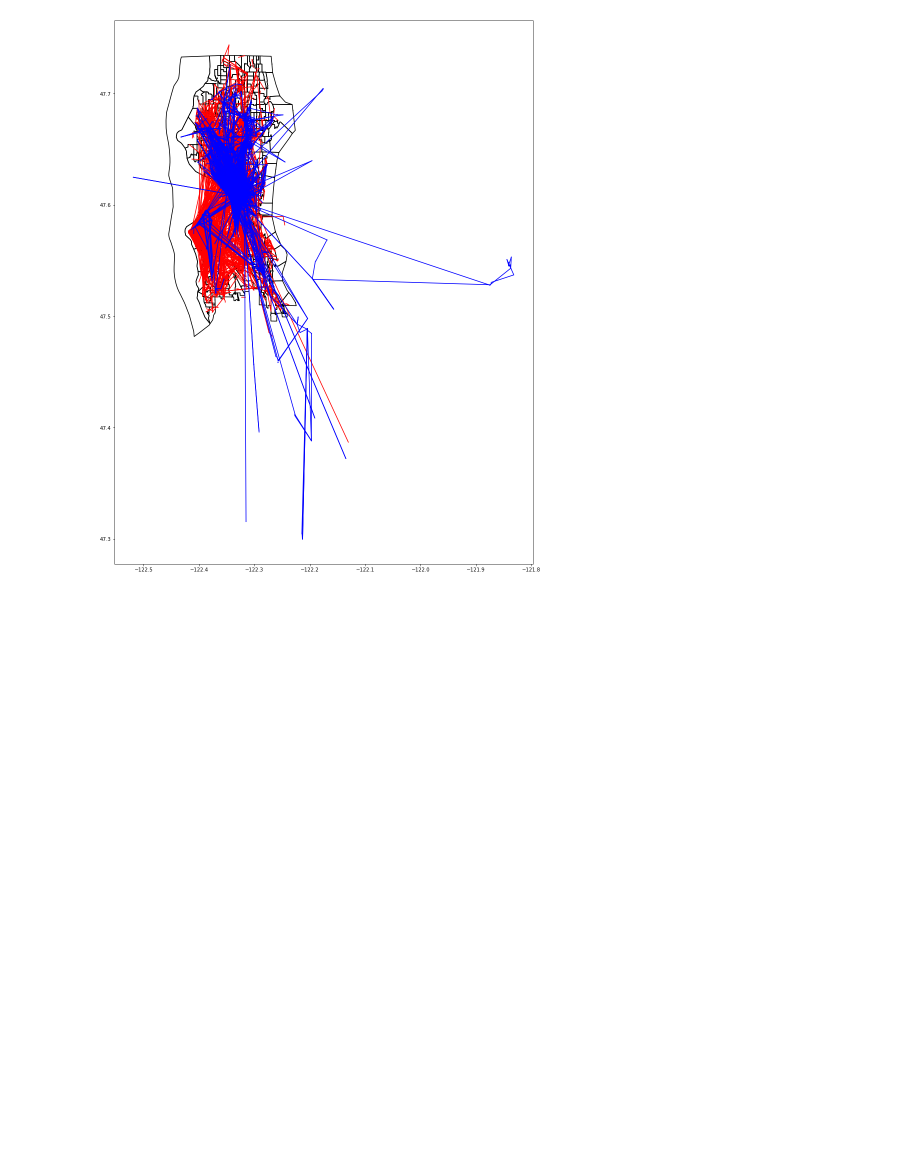
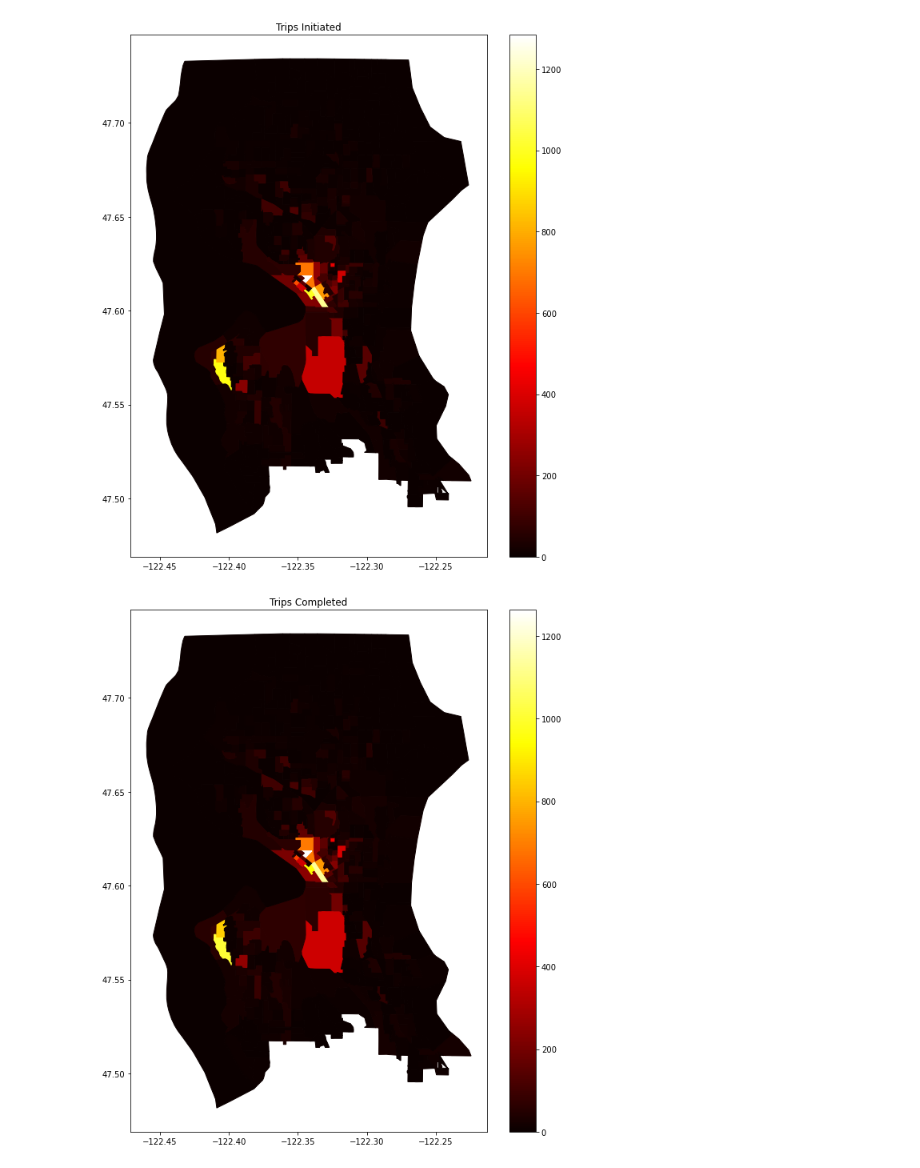
Before and after one commit to evanjfaulkner/DD-Games, a Jupyter notebook: Notebooks/scooter_vis.ipynb, the cells around one changed output. Cells and saved outputs as stored; diff of their text form; code cells hidden in the pictures; blank space fills up the shorter version.

Commit message:
scooter visualizations

```diff
--- a/Notebooks/scooter_vis.ipynb
+++ b/Notebooks/scooter_vis.ipynb
@@ -1,11 +1,21 @@
 # %%
 import numpy as np
 import pandas as pd
+from pandas import Panel
 import matplotlib.pyplot as plt
+from matplotlib.colors import LogNorm
+import seaborn as sns
+from tqdm import tqdm, trange
+tqdm.pandas()
 import shapefile as shp
 import geopy.distance as dist
-from matplotlib import collections  as mc
+from shapely.geometry import Point, Polygon
+import sys
+sys.path.append("../utils/")
+from vis_utils import *
 
-trips = pd.read_csv('../data/20210716-19-trips.csv')
+
+trips = pd.read_csv('../data/20210716-19-trips-processed.csv')
 shp_path = '../data/Census_Block_Groups_2010/Census_Block_Groups_2010.shp'
 sf = shp.Reader(shp_path)
+blocks = read_shapefile(sf)
@@ -38,7 +22,24 @@ def plot_trips(trips):
-# %%
-fig, ax = plt.subplots(figsize = (15,20))
-plot_map(sf)
-plot_trips(trips)
-plt.savefig('../figures/trips.png')
-# %% [output]
-[figure, removed]
+# %%
+start_trips = np.zeros(len(blocks))
+end_trips = np.zeros(len(blocks))
+for i in trange(1,len(blocks)):
+    start_trips[i] = trips[trips['block_start']==i].shape[0]
+    end_trips[i] = trips[trips['block_end']==i].shape[0]
+counts = np.array([start_trips,end_trips,end_trips-start_trips])
+cmaps = [plt.cm.hot, plt.cm.hot, plt.cm.bwr]
+titles = ['Trips Initiated','Trips Completed','Net Scooter Count']
+
+for j in range(3):
+    cmap = cmaps[j]
+    norm = matplotlib.colors.Normalize(vmin=counts[j].min(), vmax=counts[j].max())
+    fig,ax = plt.subplots(figsize=(10,12))
+    for i in trange(len(blocks)):
+        fill_shape(sf,i,ax,color=cmap(norm(counts[j,i])))
+    ax.set_title(titles[j])
+    sm = plt.cm.ScalarMappable(cmap=cmap, norm=norm)
+    fig.colorbar(sm)
+    plt.savefig('../figures/'+titles[j]+'.png', format='png')
+    plt.show()
+# %% [output]
+[figure, added]
+[figure, added]
```
Also changed, not shown: parts of 4 cells of this notebook, 8 other files.
